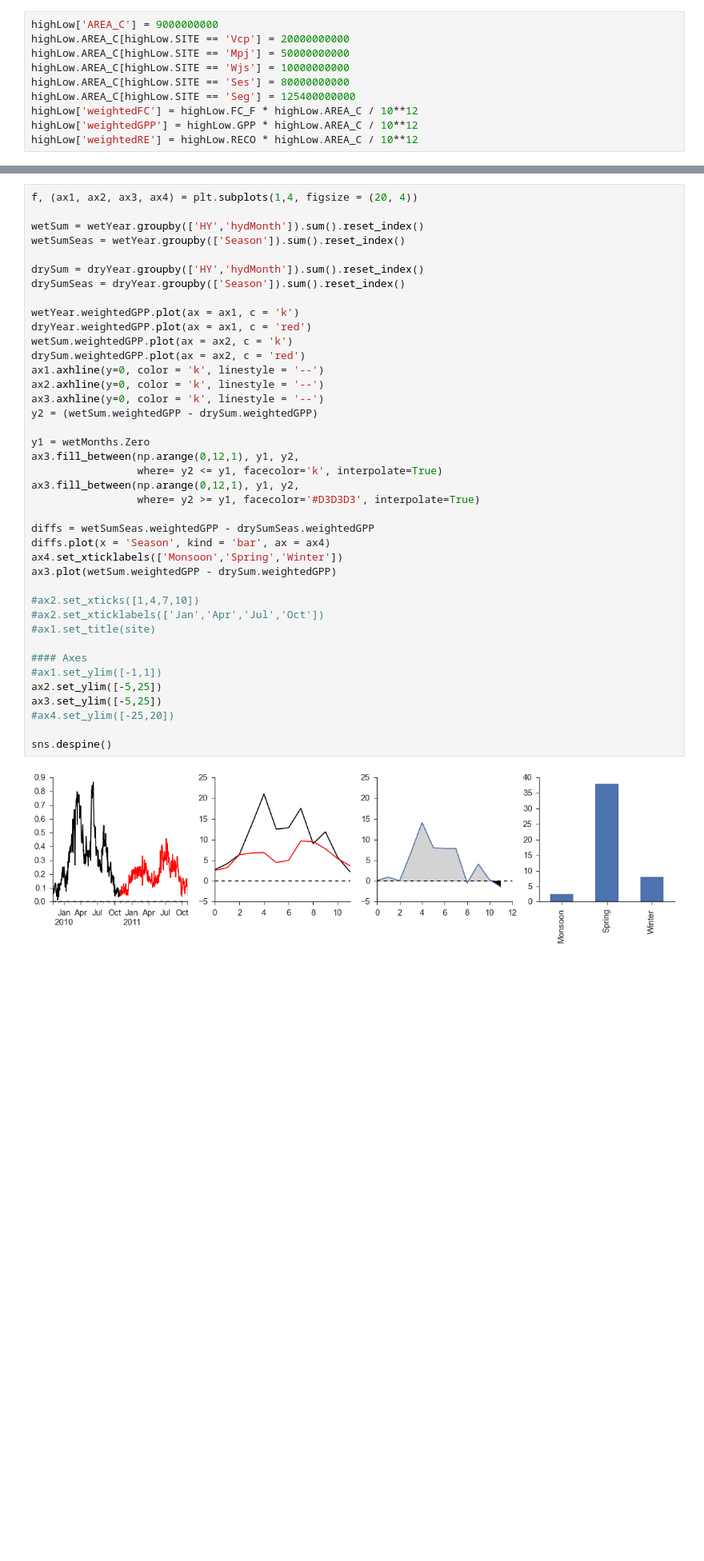
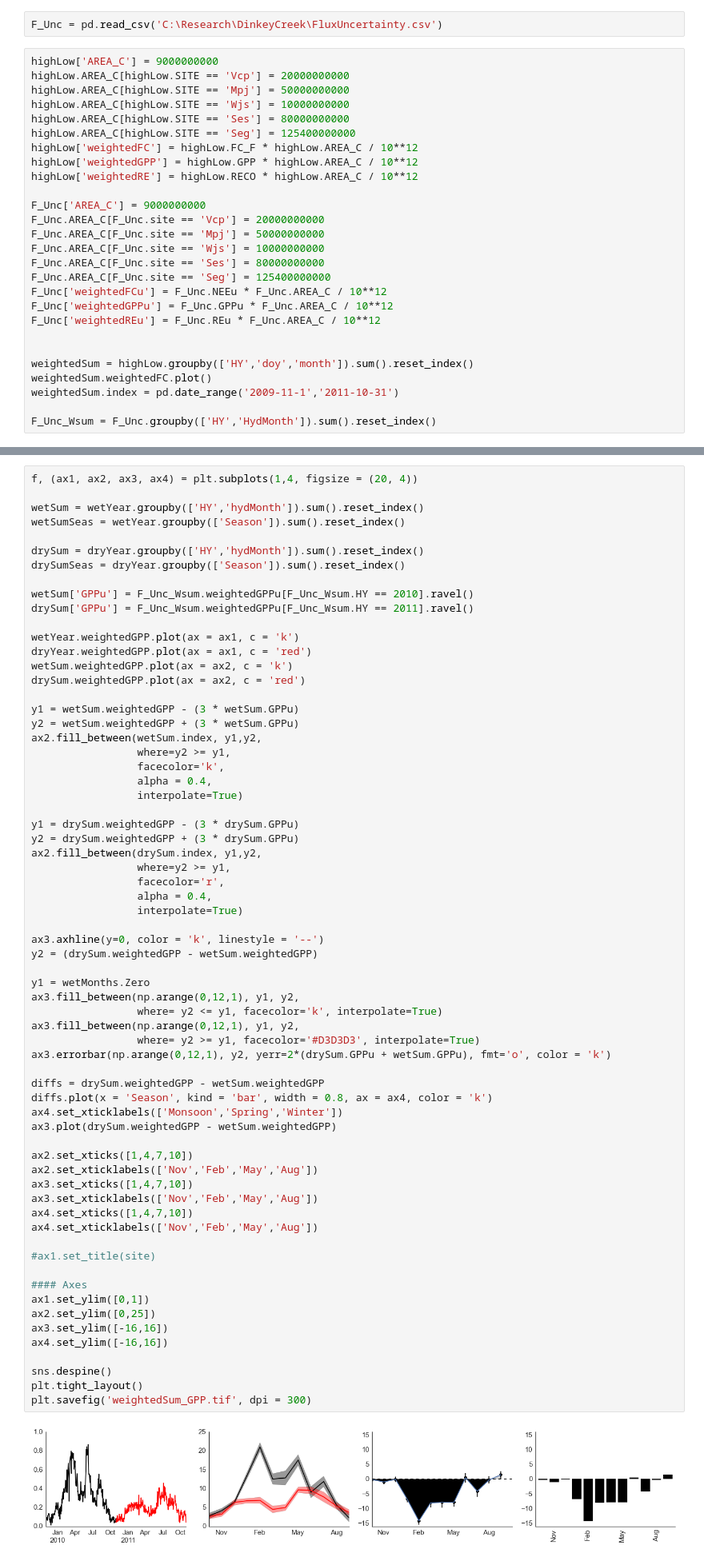
Before and after one commit to djkrofch/DinkeyCreek, a Jupyter notebook: NMEG_DroughtPlots.ipynb, the cells around one changed output, grey strips where cells are left out. Shown at 80% size. Drawn from its saved outputs; the diff is of its cells as text; blank space fills up the shorter version.

```diff
--- a/NMEG_DroughtPlots.ipynb
+++ b/NMEG_DroughtPlots.ipynb
@@ -595,3 +658,5 @@ Vcm
+# %%
+F_Unc = pd.read_csv('C:\Research\DinkeyCreek\FluxUncertainty.csv')
 # %%
 highLow['AREA_C'] = 9000000000
 highLow.AREA_C[highLow.SITE == 'Vcp'] = 20000000000
@@ -602,3 +667,20 @@ highLow.AREA_C[highLow.SITE == 'Seg'] = 125400000000
 highLow['weightedFC'] = highLow.FC_F * highLow.AREA_C / 10**12
 highLow['weightedGPP'] = highLow.GPP * highLow.AREA_C / 10**12
 highLow['weightedRE'] = highLow.RECO * highLow.AREA_C / 10**12
+
+F_Unc['AREA_C'] = 9000000000
+F_Unc.AREA_C[F_Unc.site == 'Vcp'] = 20000000000
+F_Unc.AREA_C[F_Unc.site == 'Mpj'] = 50000000000
+F_Unc.AREA_C[F_Unc.site == 'Wjs'] = 10000000000
+F_Unc.AREA_C[F_Unc.site == 'Ses'] = 80000000000
+F_Unc.AREA_C[F_Unc.site == 'Seg'] = 125400000000
+F_Unc['weightedFCu'] = F_Unc.NEEu * F_Unc.AREA_C / 10**12
+F_Unc['weightedGPPu'] = F_Unc.GPPu * F_Unc.AREA_C / 10**12
+F_Unc['weightedREu'] = F_Unc.REu * F_Unc.AREA_C / 10**12
+
+
+weightedSum = highLow.groupby(['HY','doy','month']).sum().reset_index()
+weightedSum.weightedFC.plot()
+weightedSum.index = pd.date_range('2009-11-1','2011-10-31')
+
+F_Unc_Wsum = F_Unc.groupby(['HY','HydMonth']).sum().reset_index()
@@ -740,42 +901,68 @@ sns.despine()
 # %%
 f, (ax1, ax2, ax3, ax4) = plt.subplots(1,4, figsize = (20, 4))
 
 wetSum = wetYear.groupby(['HY','hydMonth']).sum().reset_index()
 wetSumSeas = wetYear.groupby(['Season']).sum().reset_index()
 
 drySum = dryYear.groupby(['HY','hydMonth']).sum().reset_index()
 drySumSeas = dryYear.groupby(['Season']).sum().reset_index()
 
+wetSum['GPPu'] = F_Unc_Wsum.weightedGPPu[F_Unc_Wsum.HY == 2010].ravel()
+drySum['GPPu'] = F_Unc_Wsum.weightedGPPu[F_Unc_Wsum.HY == 2011].ravel()
+
 wetYear.weightedGPP.plot(ax = ax1, c = 'k')
 dryYear.weightedGPP.plot(ax = ax1, c = 'red')
 wetSum.weightedGPP.plot(ax = ax2, c = 'k')
 drySum.weightedGPP.plot(ax = ax2, c = 'red')
-ax1.axhline(y=0, color = 'k', linestyle = '--')
-ax2.axhline(y=0, color = 'k', linestyle = '--')
+
+y1 = wetSum.weightedGPP - (3 * wetSum.GPPu)
+y2 = wetSum.weightedGPP + (3 * wetSum.GPPu)
+ax2.fill_between(wetSum.index, y1,y2,
+                 where=y2 >= y1,
+                 facecolor='k',
+                 alpha = 0.4,
+                 interpolate=True)
+
+y1 = drySum.weightedGPP - (3 * drySum.GPPu)
+y2 = drySum.weightedGPP + (3 * drySum.GPPu)
+ax2.fill_between(drySum.index, y1,y2,
+                 where=y2 >= y1,
+                 facecolor='r',
+                 alpha = 0.4,
+                 interpolate=True)
+
 ax3.axhline(y=0, color = 'k', linestyle = '--')
-y2 = (wetSum.weightedGPP - drySum.weightedGPP)
+y2 = (drySum.weightedGPP - wetSum.weightedGPP)
 
 y1 = wetMonths.Zero
 ax3.fill_between(np.arange(0,12,1), y1, y2,
                  where= y2 <= y1, facecolor='k', interpolate=True)
 ax3.fill_between(np.arange(0,12,1), y1, y2,
                  where= y2 >= y1, facecolor='#D3D3D3', interpolate=True)
+ax3.errorbar(np.arange(0,12,1), y2, yerr=2*(drySum.GPPu + wetSum.GPPu), fmt='o', color = 'k')
 
-diffs = wetSumSeas.weightedGPP - drySumSeas.weightedGPP
-diffs.plot(x = 'Season', kind = 'bar', ax = ax4)
+diffs = drySum.weightedGPP - wetSum.weightedGPP
+diffs.plot(x = 'Season', kind = 'bar', width = 0.8, ax = ax4, color = 'k')
 ax4.set_xticklabels(['Monsoon','Spring','Winter'])
-ax3.plot(wetSum.weightedGPP - drySum.weightedGPP)
+ax3.plot(drySum.weightedGPP - wetSum.weightedGPP)
 
-#ax2.set_xticks([1,4,7,10])
-#ax2.set_xticklabels(['Jan','Apr','Jul','Oct'])
+ax2.set_xticks([1,4,7,10])
+ax2.set_xticklabels(['Nov','Feb','May','Aug'])
+ax3.set_xticks([1,4,7,10])
+ax3.set_xticklabels(['Nov','Feb','May','Aug'])
+ax4.set_xticks([1,4,7,10])
+ax4.set_xticklabels(['Nov','Feb','May','Aug'])
+
 #ax1.set_title(site)
 
 #### Axes
-#ax1.set_ylim([-1,1])
-ax2.set_ylim([-5,25])
-ax3.set_ylim([-5,25])
-#ax4.set_ylim([-25,20])
+ax1.set_ylim([0,1])
+ax2.set_ylim([0,25])
+ax3.set_ylim([-16,16])
+ax4.set_ylim([-16,16])
 
 sns.despine()
+plt.tight_layout()
+plt.savefig('weightedSum_GPP.tif', dpi = 300)
 # %% [output]
-[figure, old version]
+[figure, new version]
```
Also changed, not shown: parts of 12 cells of this notebook.
